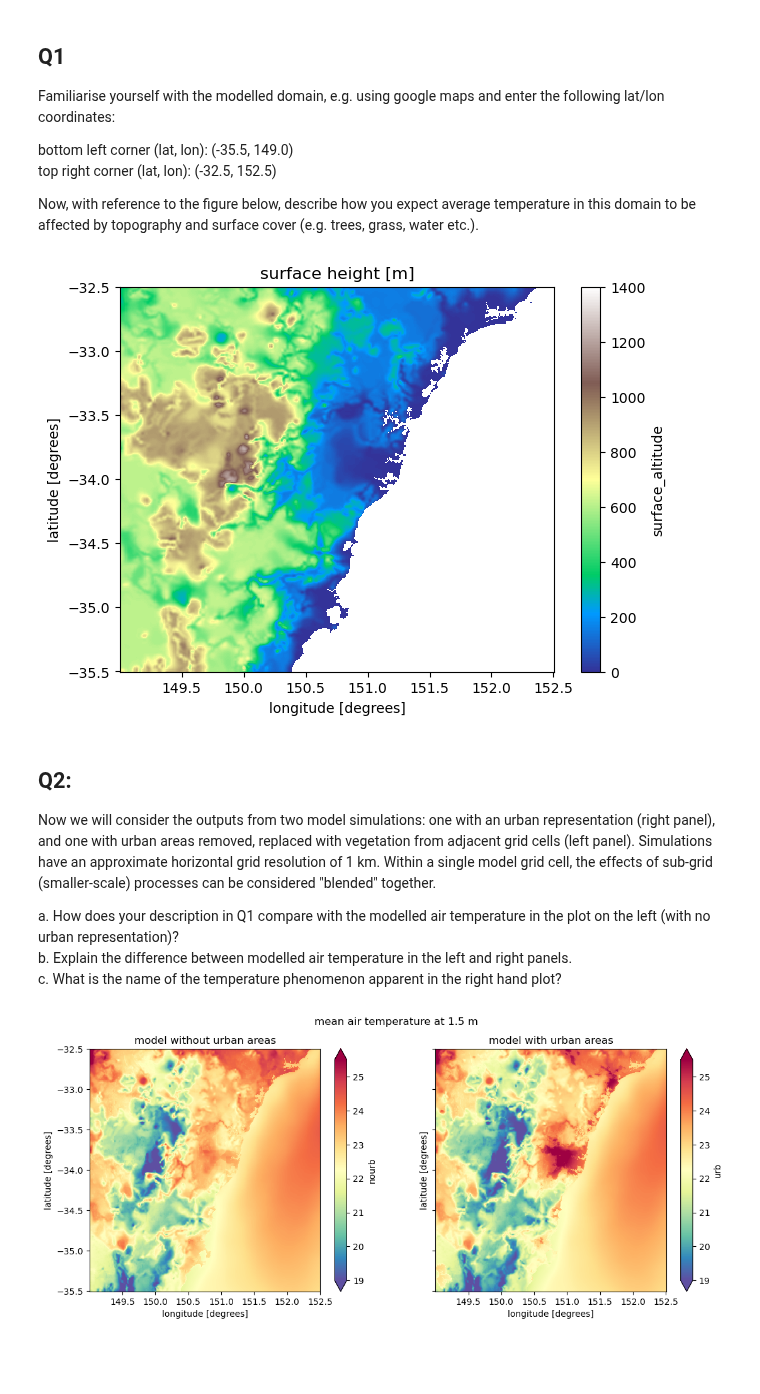
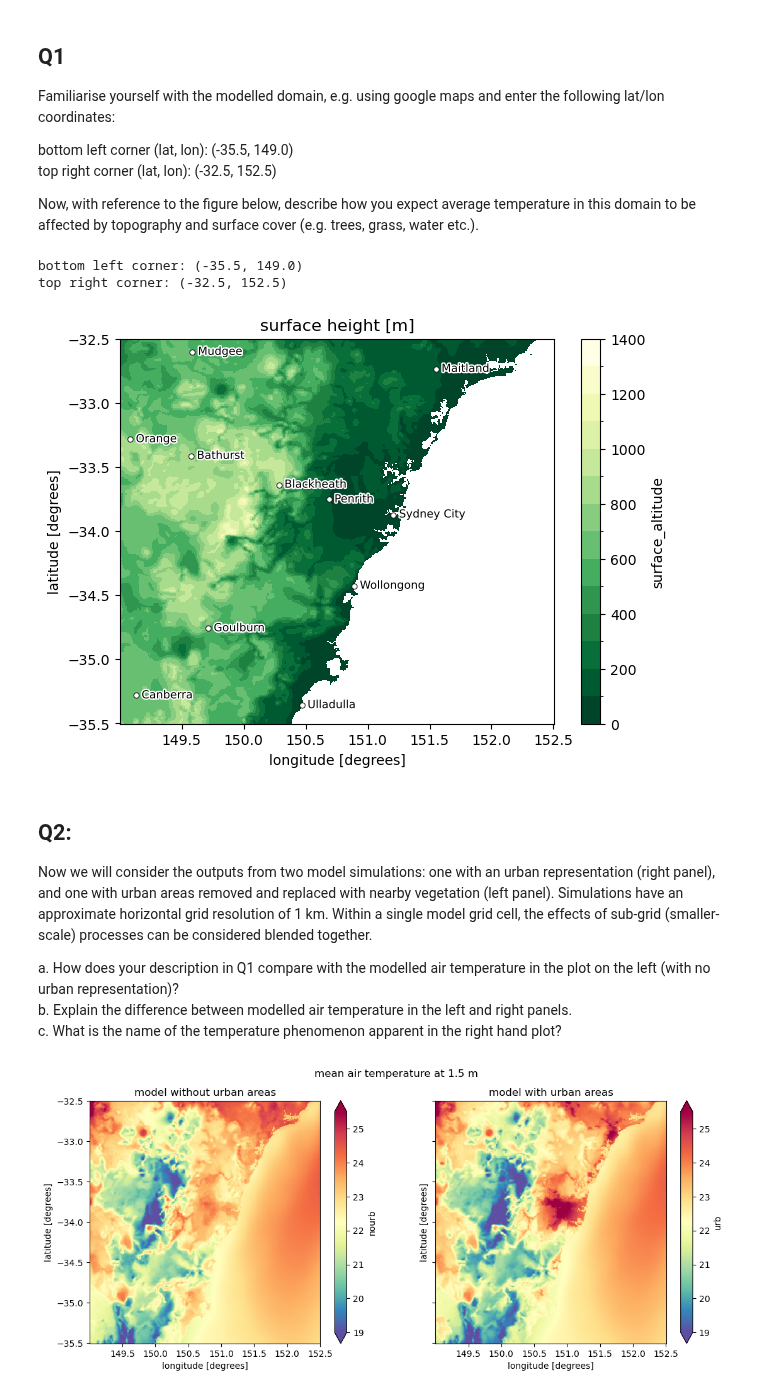
Before and after one commit to 21centuryweather/RNS_Sydney_1km, a Jupyter notebook: plotting_code/nb_lab.ipynb, the cells around one changed output. Cells and saved outputs as stored; diff of their text form; code cells hidden in the pictures; blank space fills up the shorter version.

```diff
--- a/plotting_code/nb_lab.ipynb
+++ b/plotting_code/nb_lab.ipynb
@@ -51,25 +44,52 @@ bottom left corner (lat, lon): (-35.5, 149.0)\
 top right corner (lat, lon): (-32.5, 152.5)
 
 Now, with reference to the figure below, describe how you expect average temperature in this domain to be affected by topography and surface cover (e.g. trees, grass, water etc.).
+# %%
+# refine domain corners
+ymin, ymax = round(float(lsm.latitude.min()), 1), round(float(lsm.latitude.max()), 1)
+xmin, xmax = round(float(lsm.longitude.min()), 1), round(float(lsm.longitude.max()), 1)
+print(f'bottom left corner: ({ymin}, {xmin})')
+print(f'top right corner: ({ymax}, {xmax})')
+# %% [output]
+bottom left corner: (-35.5, 149.0)
+top right corner: (-32.5, 152.5)
 # %%
 variable = 'surface_altitude'
 
 ds = xr.open_dataset(f'{datapath}/{variable}/{exps[0]}_{variable}.nc')
 ds = ds.sel(latitude=slice(ymin,ymax), longitude=slice(xmin,xmax))
 ds = ds.mean('time')
 # keep land points only using land sea mask
 ds = ds.where(lsm==1)
 
 # plot
 fig,ax = plt.subplots(nrows=1,ncols=1,figsize=(7,5),sharey=True)
-ds[variable].plot(ax=ax, cmap='terrain', vmin=0, vmax=1400, extend='neither')
+ds[variable].plot(ax=ax, cmap='YlGn_r', vmin=0, vmax=1400, extend='neither', levels=15)
+# annotate
+annots = {'Sydney City':(151.209, -33.869),
+          'Canberra' : (149.132,-35.281),
+          'Bathurst' : (149.579, -33.411),
+          'Orange'   : (149.086,-33.281),
+          'Blackheath' : (150.285, -33.636),
+          'Maitland' : (151.552, -32.732),
+          'Wollongong': (150.893,-34.425),
+          'Goulburn' : (149.714, -34.757),
+          'Ulladulla' : (150.471, -35.357),
+          'Mudgee' : (149.587, -32.599),
+          'Penrith' : (150.688, -33.751),
+          }
+for key,lonlat in annots.items():
+    ax.scatter(lonlat[0],lonlat[1], c='white', edgecolors='k', marker='o', s=15, linewidth=0.5)
+    ax.annotate(key, xycoords='data', xy=lonlat, xytext=(4,0), textcoords='offset points',
+                fontsize=8, color='k', ha='left', va='center', zorder=10,
+                path_effects=[pe.withStroke(linewidth=2, foreground='w')])
 ax.set_title('surface height [m]')
 plt.show()
 # %% [output]
-[figure, old version]
+[figure, new version]
 # %% [markdown]
 ## Q2:
-Now we will consider the outputs from two model simulations: one with an urban representation (right panel), and one with urban areas removed, replaced with vegetation from adjacent grid cells (left panel). Simulations have an approximate horizontal grid resolution of 1 km. Within a single model grid cell, the effects of sub-grid (smaller-scale) processes can be considered "blended" together.
+Now we will consider the outputs from two model simulations: one with an urban representation (right panel), and one with urban areas removed and replaced with nearby vegetation (left panel). Simulations have an approximate horizontal grid resolution of 1 km. Within a single model grid cell, the effects of sub-grid (smaller-scale) processes can be considered blended together.
 
 a. How does your description in Q1 compare with the modelled air temperature in the plot on the left (with no urban representation)?\
 b. Explain the difference between modelled air temperature in the left and right panels.\
```
Also changed, not shown: parts of 8 cells of this notebook.
